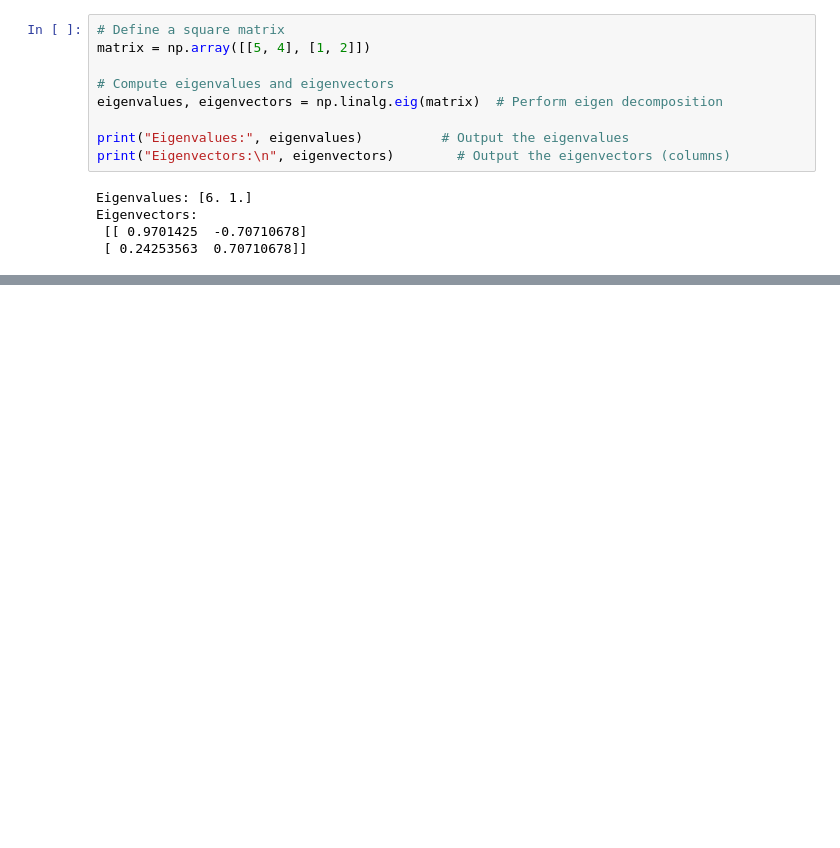
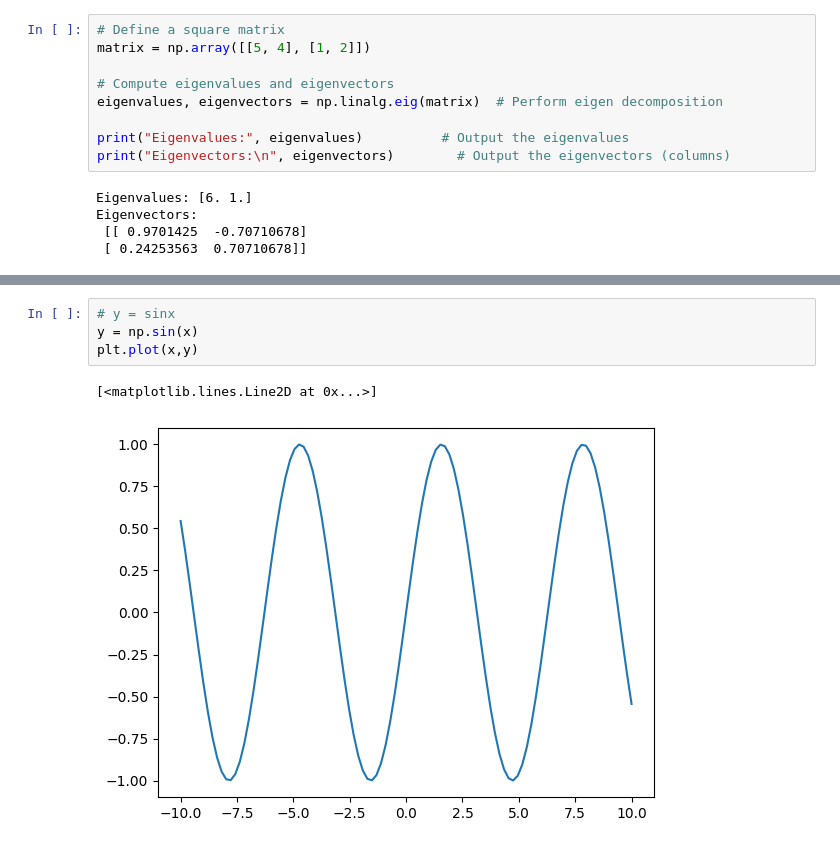
Before and after one commit to ayeshasaddiqa123/PYTHON, a Jupyter notebook: PYTHON_LIBRARIES/numpy.ipynb, the cells around one changed output, grey strips where cells are left out. Drawn from its saved outputs; the diff is of its cells as text; blank space fills up the shorter version.

```diff
--- a/PYTHON_LIBRARIES/numpy.ipynb
+++ b/PYTHON_LIBRARIES/numpy.ipynb
@@ -494,0 +944,7 @@ Eigenvectors:
+# %%
+# y = sinx
+y = np.sin(x)
+plt.plot(x,y)
+# %% [output]
+[<matplotlib.lines.Line2D at 0x...>]
+[figure, added]
```
Also changed, not shown: parts of 134 cells of this notebook, 39 other files.
